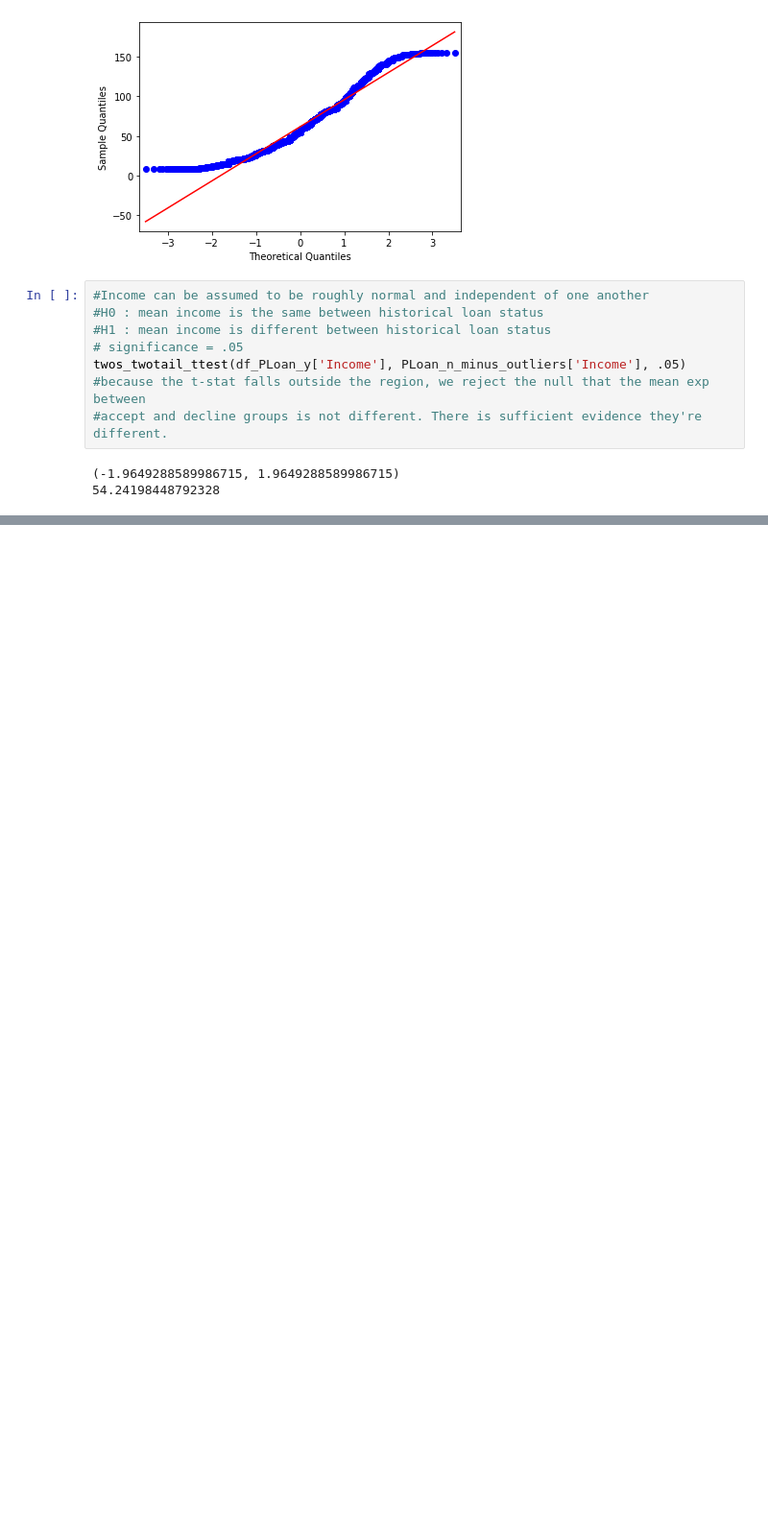
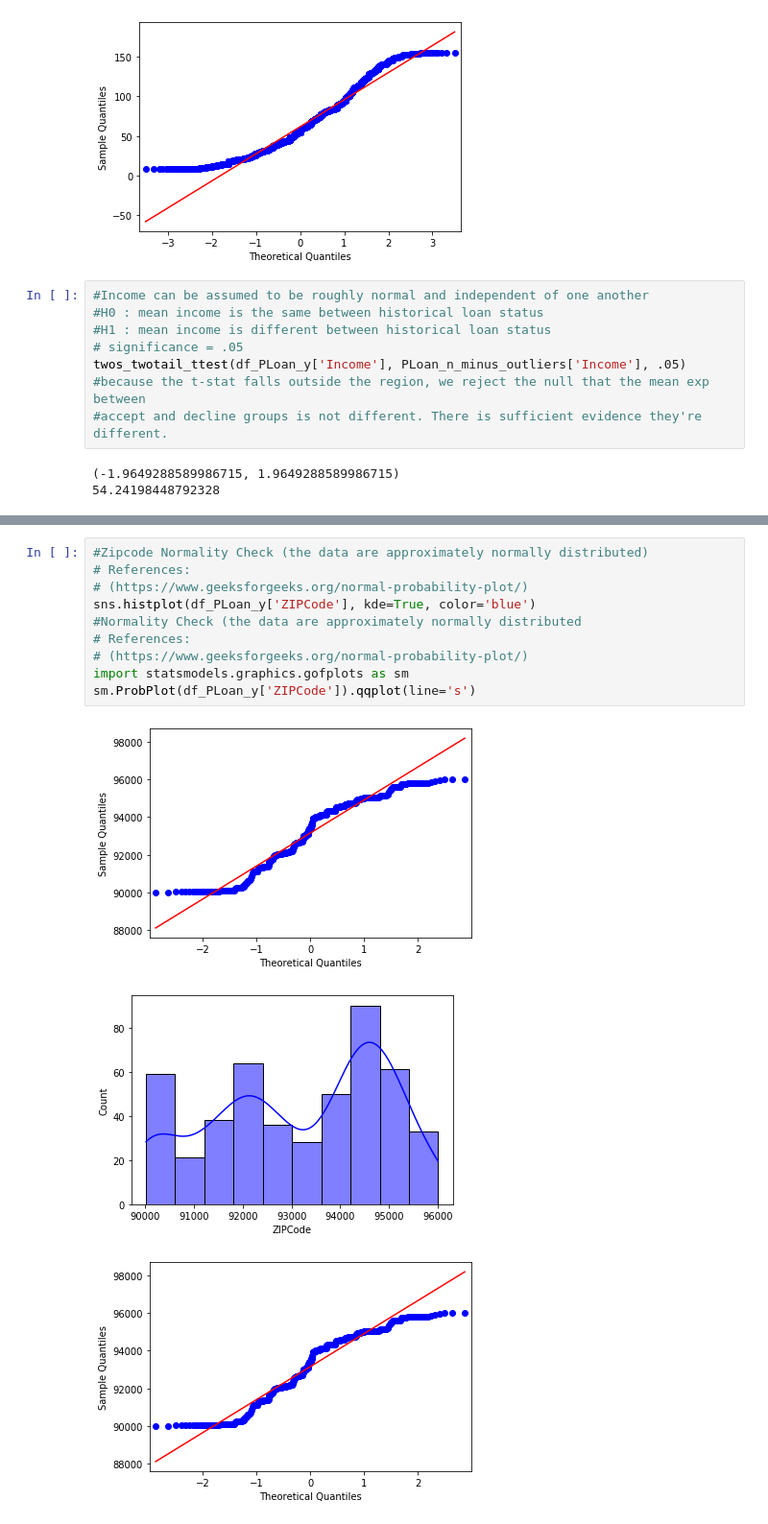
Before and after one commit to KyLarson-Research/DecisionTree, a Jupyter notebook: Loan_Model.ipynb, the cells around one changed output, grey strips where cells are left out. Shown: that part at 96% size. Cells and saved outputs as stored; diff of their text form; blank space fills up the shorter version.

```diff
--- a/Loan_Model.ipynb
+++ b/Loan_Model.ipynb
@@ -249,0 +261,14 @@ twos_twotail_ttest(df_PLoan_y['Income'], PLoan_n_minus_outliers['Income'], .05)
+# %%
+#Zipcode Normality Check (the data are approximately normally distributed)
+# References:
+# (https://www.geeksforgeeks.org/normal-probability-plot/)
+sns.histplot(df_PLoan_y['ZIPCode'], kde=True, color='blue')
+#Normality Check (the data are approximately normally distributed
+# References:
+# (https://www.geeksforgeeks.org/normal-probability-plot/)
+import statsmodels.graphics.gofplots as sm
+sm.ProbPlot(df_PLoan_y['ZIPCode']).qqplot(line='s')
+# %% [output]
+[figure, added]
+[figure, added]
+[figure, added]
```
Also changed, not shown: parts of 21 cells of this notebook.
